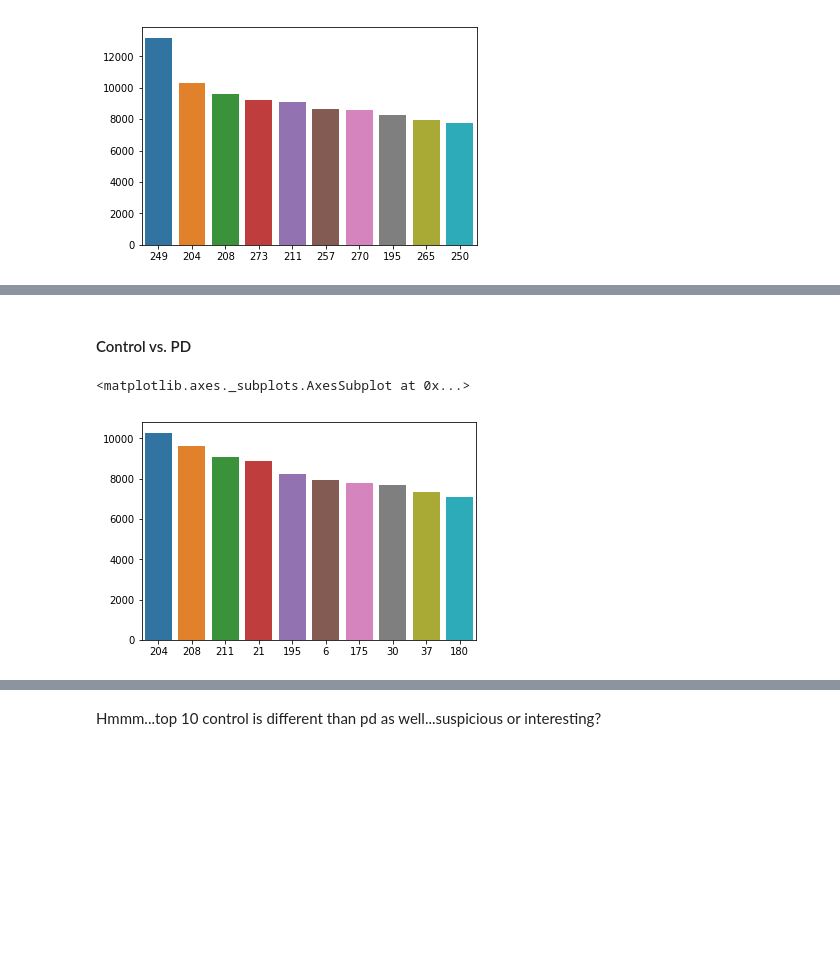
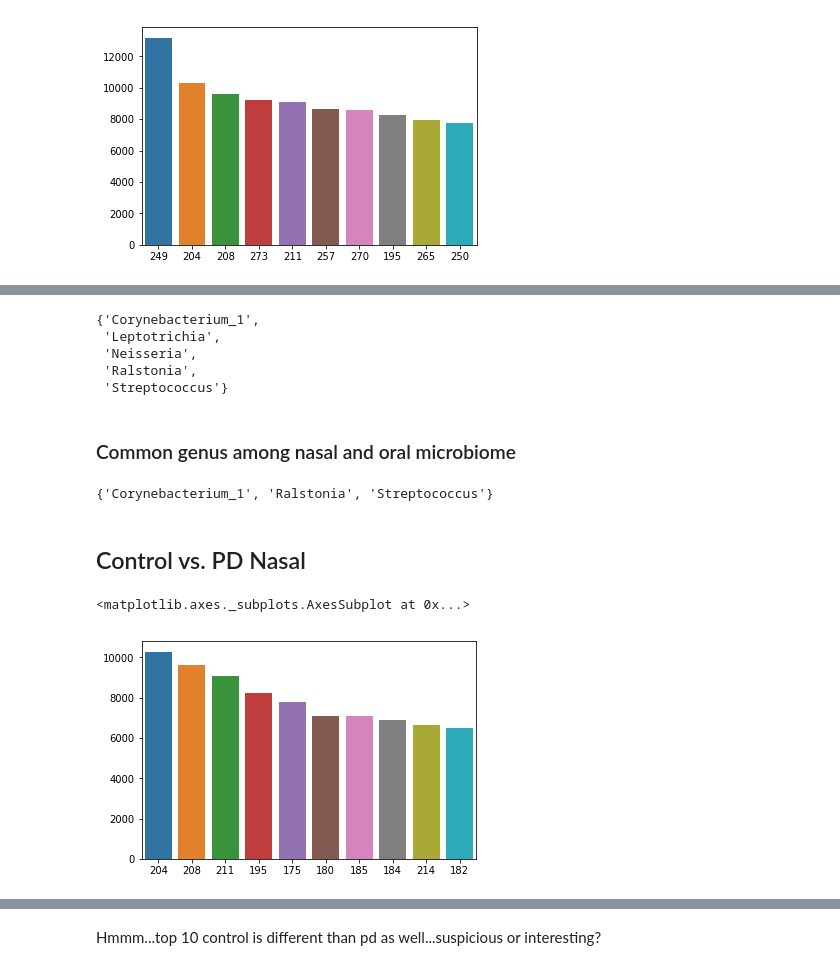
Before and after one commit to danilopena93/bioinformatics-playground, a Jupyter notebook: draft_nb.ipynb, the cells around one changed output, grey strips where cells are left out. Cells and saved outputs as stored; diff of their text form; code cells hidden in the pictures; blank space fills up the shorter version.

Commit message:
Added comparison between Control vs PD by body regions

```diff
--- a/draft_nb.ipynb
+++ b/draft_nb.ipynb
@@ -227,14 +232,32 @@ Top 10 bacteria are different from oral to nasal
+# %%
+#Declare empty set to hold genus names
+nasal_genus_set = set()
+for bacteria in top_10_nasal.index:
+    nasal_genus_set.add(tax_table.iloc[bacteria]['Genus'])
+nasal_genus_set
+# %% [output]
+{'Corynebacterium_1',
+ 'Leptotrichia',
+ 'Neisseria',
+ 'Ralstonia',
+ 'Streptococcus'}
+# %% [markdown]
+### Common genus among nasal and oral microbiome
+# %%
+nasal_genus_set.intersection(oral_genus_set)
+# %% [output]
+{'Corynebacterium_1', 'Ralstonia', 'Streptococcus'}
 # %% [markdown]
-#### Control vs. PD
+## Control vs. PD Nasal
 # %%
-control_df = otu_table[otu_table['group'] == 'control']
-pd_df = otu_table[otu_table['group'] == 'PD']
+nasal_control_df = otu_table[(otu_table['group'] == 'control') & (otu_table['oral_nasal']=="nasal")]
+nasal_pd_df = otu_table[(otu_table['group'] == 'PD') & (otu_table['oral_nasal']=="nasal")]
 # %%
-top_10_control = control_df.max(axis=1).sort_values(ascending=False)[0:10]
+top_10_control = nasal_control_df.max(axis=1).sort_values(ascending=False)[0:10]
 sns.barplot(x=top_10_control.index, y=top_10_control, order = top_10_control.index)
 # %% [output]
 <matplotlib.axes._subplots.AxesSubplot at 0x...>
-[figure, old version]
+[figure, new version]
 # %%
 for bacteria in top_10_control.index:
     print('Phylum: ', tax_table.iloc[bacteria]['Phylum'])
```
Also changed, not shown: parts of 31 cells of this notebook.
